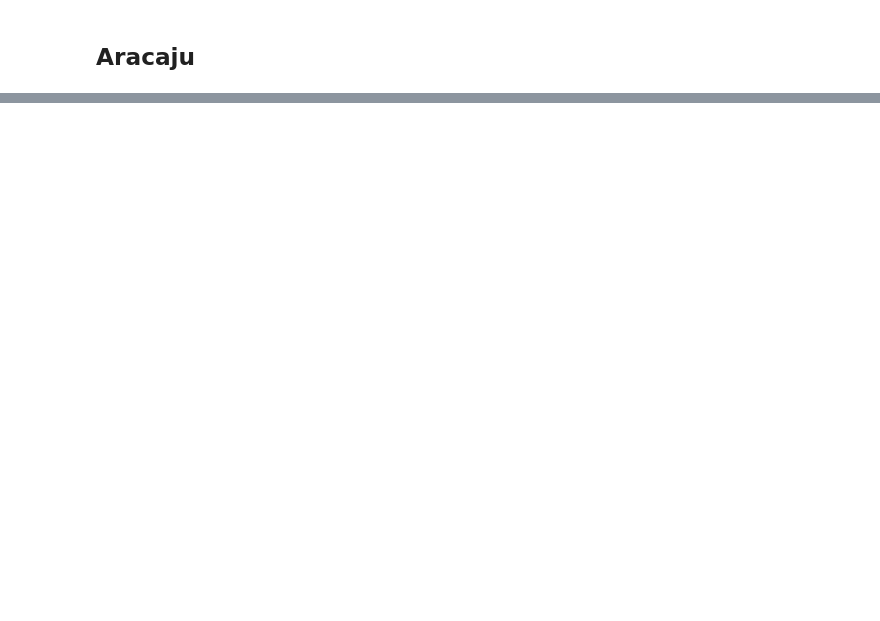
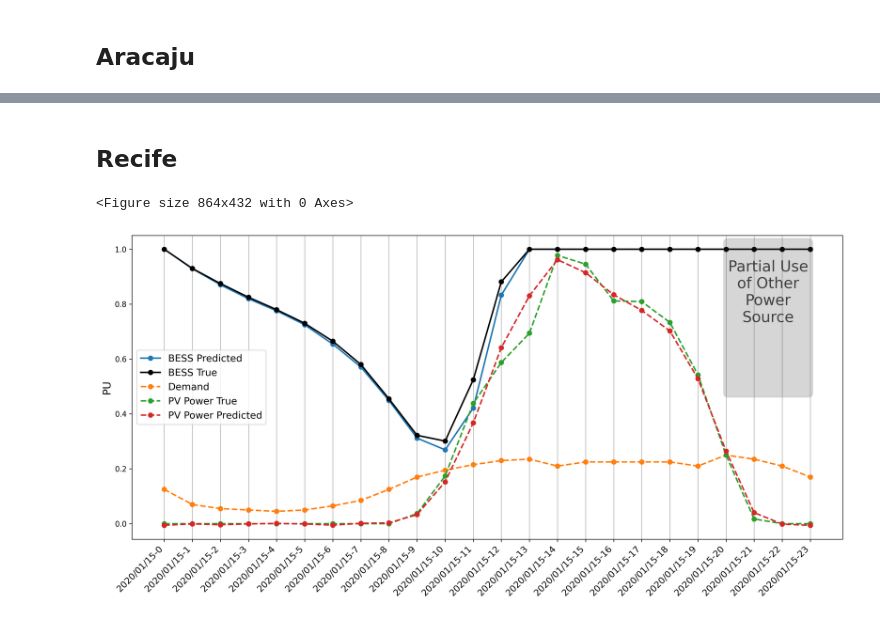
Before and after one commit to hugoabreu1002/PVIA_research, a Jupyter notebook: AnaliseResultadosAutoMls.ipynb, the cells around one changed output, grey strips where cells are left out. Saved outputs shown, nothing was run; the diff lists cells and outputs as text; code cells hidden in the pictures; blank space fills up the shorter version.

```diff
--- a/AnaliseResultadosAutoMls.ipynb
+++ b/AnaliseResultadosAutoMls.ipynb
@@ -227,0 +225,48 @@ array([0.5       , 0.43      , 0.375     , 0.325     , 0.28      ,
+# %% [markdown]
+## Recife
+# %%
+
+df_recife = loadData("./cidades/recife/historical_data_recife.csv")
+
+simpleBess = SimpleBEES()
+solarRadiation_True = Dict_Arrays["recife"]["y_test"][-24:]
+solarRadiation_Pred_best = Dict_Arrays["recife"]["y_hat_ACOLSTM"][-24:]
+
+solarFactor = 1
+batery_charge_true, batery_charge_pred_best = simpleBess.simulate(solarRadiation_True, solarRadiation_Pred_best, DemandFactor=0.25,
+                                                                  solarRadeFi=solarFactor, State_of_Chage_I=1, State_of_Chage_F=1,
+                                                                  type='m')
+
+fig = plt.figure(figsize=(12,6))
+ticks_X = df_recife.data.astype('str') + '-' + df_recife.hora.astype('str')
+len_dt = len(solarRadiation_True)
+ticks_X = ticks_X[-len_dt:].values
+
+_, ax = plt.subplots(1,1, figsize=(14,7), dpi=300)
+
+ax.plot(ticks_X, batery_charge_pred_best, '-o',  label = "BESS Predicted", linewidth=2.0)
+ax.plot(ticks_X, batery_charge_true, 'k-o', label = "BESS True", linewidth=2.0)
+ax.plot(ticks_X, simpleBess._DemandData, '--o', label = "Demand", linewidth=2.0)
+ax.plot(ticks_X, solarRadiation_True*solarFactor, '--o', label="PV Power True", linewidth=2.0)
+ax.plot(ticks_X, solarRadiation_Pred_best*solarFactor, '--o', label="PV Power Predicted", linewidth=2.0)
+ax.legend(fontsize=13)
+
+plt.xticks(ticks_X, rotation=45, ha='right', fontsize=12)
+ax.grid(axis='x')
+ax.legend(fontsize=13)
+ax.set_ylabel('PU', fontsize=14)
+
+plt.text(21.5, 0.75, "\nPartial Use\nof Other\nPower\nSource\n\n\n\n", size=20, rotation=0,
+         ha="center", va="center",color="black", alpha=0.7,verticalalignment="center",
+         bbox=dict(boxstyle="round",
+                   fc=(.2, 0.2, 0.2),
+                   alpha=0.2,
+                   edgecolor="grey"
+                   )
+         )
+
+plt.tight_layout()
+plt.savefig('autoMLExperiencResults/recife_bess.png', dpi=300)
+# %% [output]
+<Figure size 864x432 with 0 Axes>
+[figure, added]
```
Also changed, not shown: parts of 3 cells of this notebook, 2 other files.
